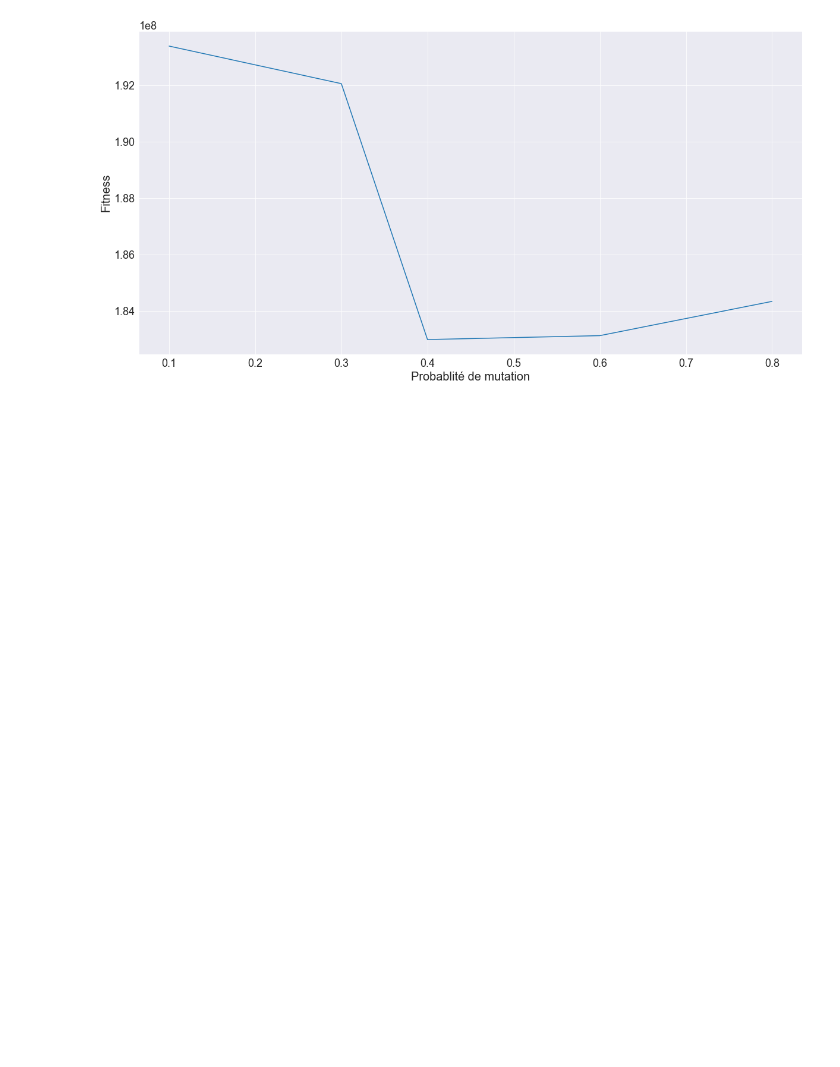
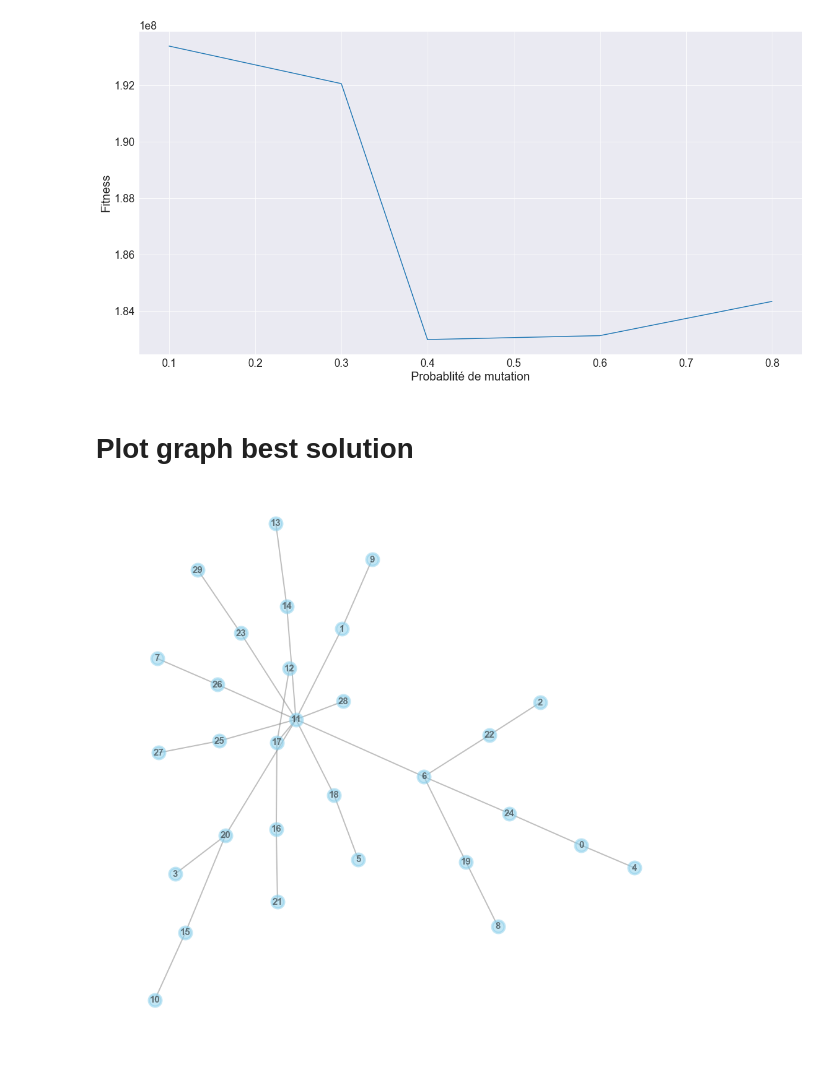
Before and after one commit to Syndorik/Genetic-Algorithm, a Jupyter notebook: graphs/graphs.ipynb, the cells around one changed output. Drawn from its saved outputs; the diff is of its cells as text; code cells hidden in the pictures; blank space fills up the shorter version.

```diff
--- a/graphs/graphs.ipynb
+++ b/graphs/graphs.ipynb
@@ -163,3 +163,31 @@ plt.ylabel("Fitness")
 # %% [output]
 Text(0, 0.5, 'Fitness')
 [figure]
+# %% [markdown]
+# Plot graph best solution
+# %%
+from sympy.combinatorics.prufer import Prufer
+bestsol= Prufer.to_tree([22, 20, 0, 24, 18, 26, 19, 1, 11, 15, 17, 14, 11, 20, 11, 6, 11, 16, 17, 11, 6, 6, 11, 11, 25, 11, 11, 23])
+# %%
+fromm = [k[0] for k in bestsol]
+to = [k[1] for k in bestsol]
+# %%
+# libraries
+import pandas as pd
+import numpy as np
+import networkx as nx
+import matplotlib.pyplot as plt
+
+# Build a dataframe with your connections
+
+df = pd.DataFrame({ 'from':fromm, 'to':to})
+# %%
+plt.figure(figsize=(12,12))
+# Build your graph
+G=nx.from_pandas_edgelist(df, 'from', 'to')
+
+
+# All together we can do something fancy
+nx.draw(G, with_labels=True, node_size=400, node_color="skyblue", node_shape="o", alpha=0.5, linewidths=4, font_size=15, font_color="black", font_weight="bold", width=2, edge_color="grey")
+# %% [output]
+[figure, added]
```
Also changed, not shown: 19 other files.
